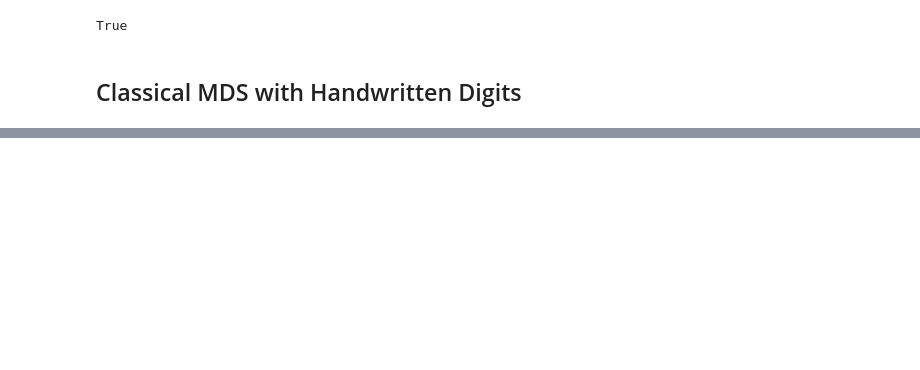
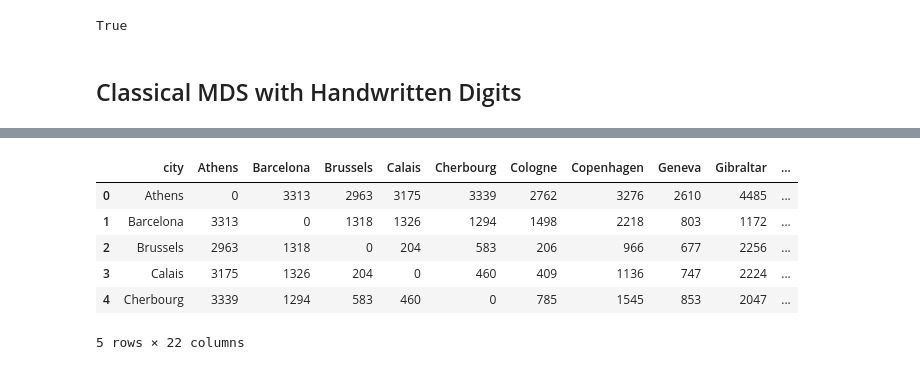
Before and after one commit to GAnagno/Dimensionality-Reduction, a Jupyter notebook: Multidimensional Scaling.ipynb, the cells around one changed output, grey strips where cells are left out. Drawn from its saved outputs; the diff is of its cells as text; code cells hidden in the pictures; blank space fills up the shorter version.

```diff
--- a/Multidimensional Scaling.ipynb
+++ b/Multidimensional Scaling.ipynb
@@ -148,0 +206,13 @@ plt.clim(-0.5, 9.5);
+# %%
+import pandas as pd
+eurodist = pd.read_csv('C:/Users/GAO/Jupyter/data/eurodist.csv')
+eurodist.head()
+labels = list(eurodist.columns[1:])
+# %% [output]
+|  | city | Athens | Barcelona | Brussels | Calais | Cherbourg | Cologne | Copenhagen | Geneva | Gibraltar | ... |
+| 0 | Athens | 0 | 3313 | 2963 | 3175 | 3339 | 2762 | 3276 | 2610 | 4485 | ... |
+| 1 | Barcelona | 3313 | 0 | 1318 | 1326 | 1294 | 1498 | 2218 | 803 | 1172 | ... |
+| 2 | Brussels | 2963 | 1318 | 0 | 204 | 583 | 206 | 966 | 677 | 2256 | ... |
+| 3 | Calais | 3175 | 1326 | 204 | 0 | 460 | 409 | 1136 | 747 | 2224 | ... |
+| 4 | Cherbourg | 3339 | 1294 | 583 | 460 | 0 | 785 | 1545 | 853 | 2047 | ... |
+5 rows × 22 columns
```
Also changed, not shown: parts of 11 cells of this notebook.
